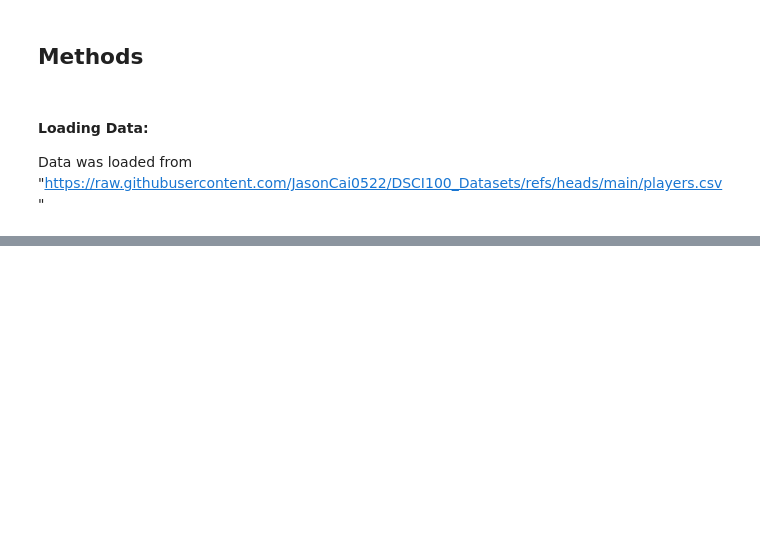
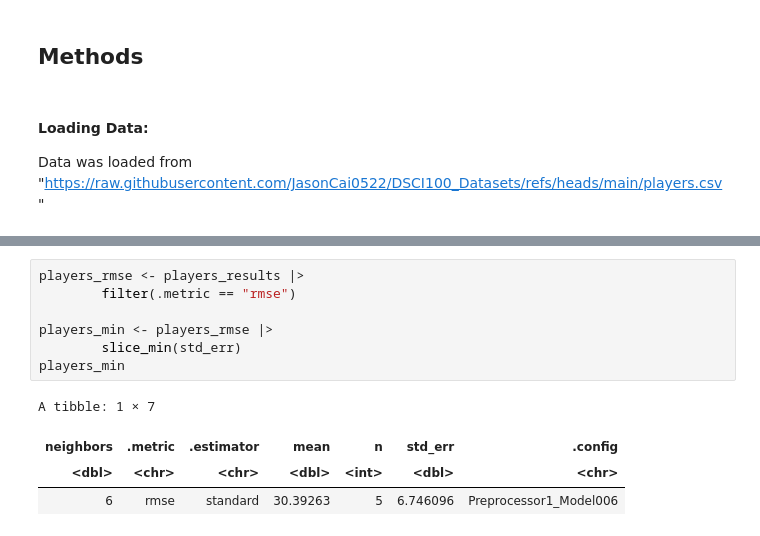
Before and after one commit to JasonCai0522/DSCI100_Group_Project, a Jupyter notebook: Project Report.ipynb, the cells around one changed output, grey strips where cells are left out. Saved outputs shown, nothing was run; the diff lists cells and outputs as text; blank space fills up the shorter version.

```diff
--- a/Project Report.ipynb
+++ b/Project Report.ipynb
@@ -39,0 +187,12 @@ To clean the data, we first decided to change the variables __experience__, __ge
+# %%
+players_rmse <- players_results |>
+        filter(.metric == "rmse")
+
+players_min <- players_rmse |>
+        slice_min(std_err)
+players_min
+# %% [output]
+A tibble: 1 × 7
+| neighbors | .metric | .estimator | mean | n | std_err | .config |
+| <dbl> | <chr> | <chr> | <dbl> | <int> | <dbl> | <chr> |
+| 6 | rmse | standard | 30.39263 | 5 | 6.746096 | Preprocessor1_Model006 |
```
Also changed, not shown: parts of 12 cells of this notebook.
